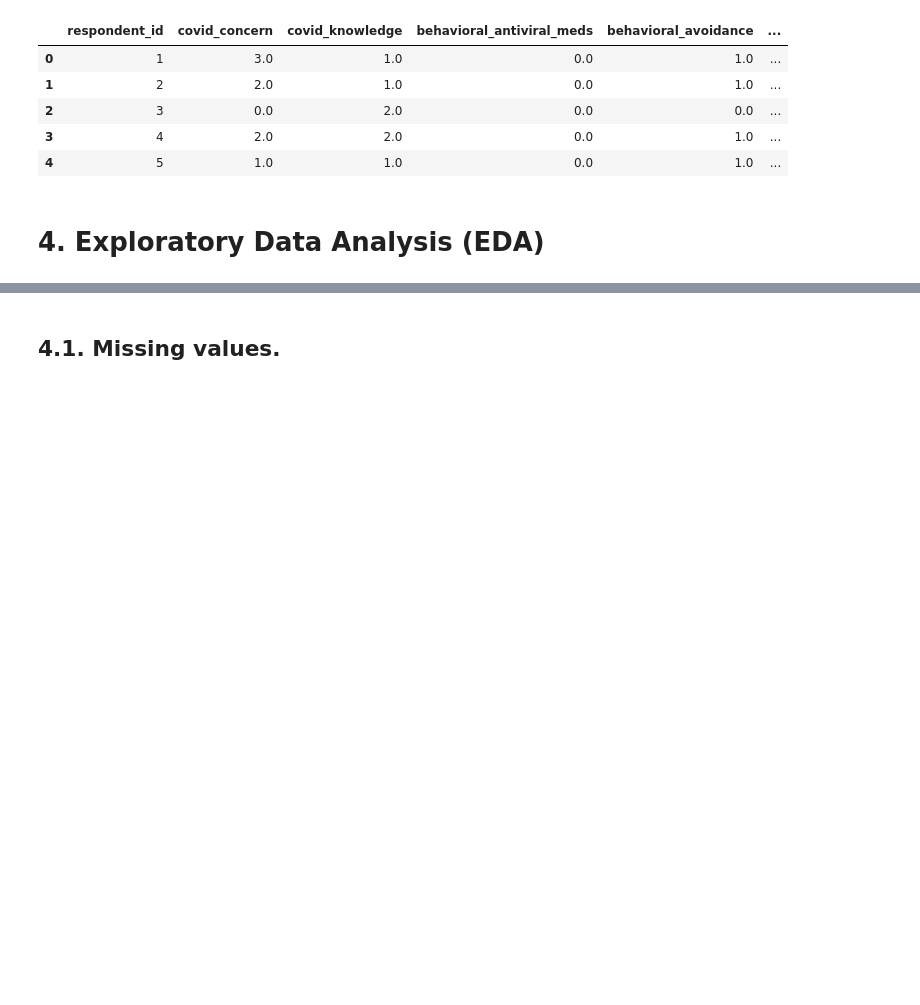
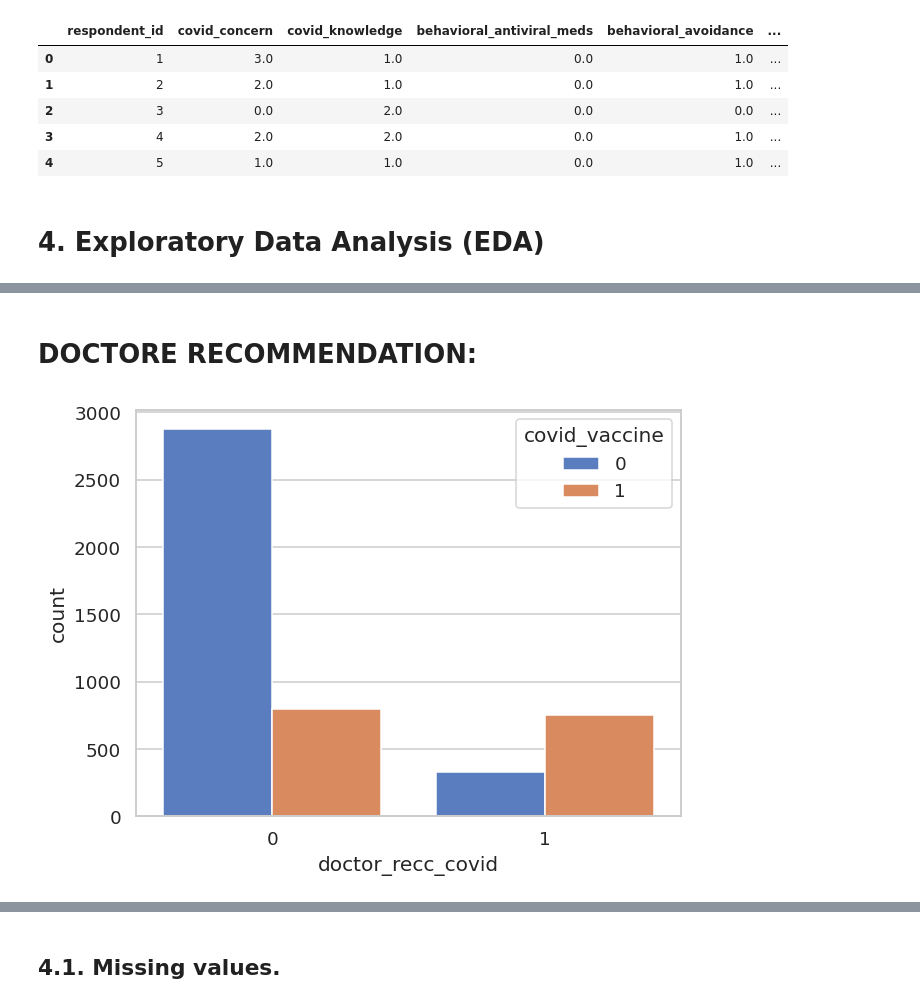
Before and after one commit to UH-GROUP-X/Hackathon26, a Jupyter notebook: UH_GROUP_X.ipynb, the cells around one changed output, grey strips where cells are left out. Cells and saved outputs as stored; diff of their text form; code cells hidden in the pictures; blank space fills up the shorter version.

```diff
--- a/UH_GROUP_X.ipynb
+++ b/UH_GROUP_X.ipynb
@@ -192,3 +192,15 @@ memory usage: 1.1+ MB
 | opinion_covid_sick_from_vacc | 4666.0 | NaN | NaN | NaN | 2.121732 | 1.335704 | 1.0 | 1.0 | 2.0 | 4.0 | 5.0 |
 | employment_sector | 2426 | 21 | healthcare | 527 | NaN | NaN | NaN | NaN | NaN | NaN | NaN |
 | covid_vaccine | 4756.0 | NaN | NaN | NaN | 0.326745 | 0.469073 | 0.0 | 0.0 | 0.0 | 1.0 | 1.0 |
+# %% [markdown]
+# **DOCTORE RECOMMENDATION:**
+# %%
+sns.countplot(
+    x='doctor_recc_covid',
+    hue='covid_vaccine',
+    data=train_raw
+
+)
+plt.show()
+# %% [output]
+[figure, added]
```
Also changed, not shown: parts of 11 cells of this notebook.
